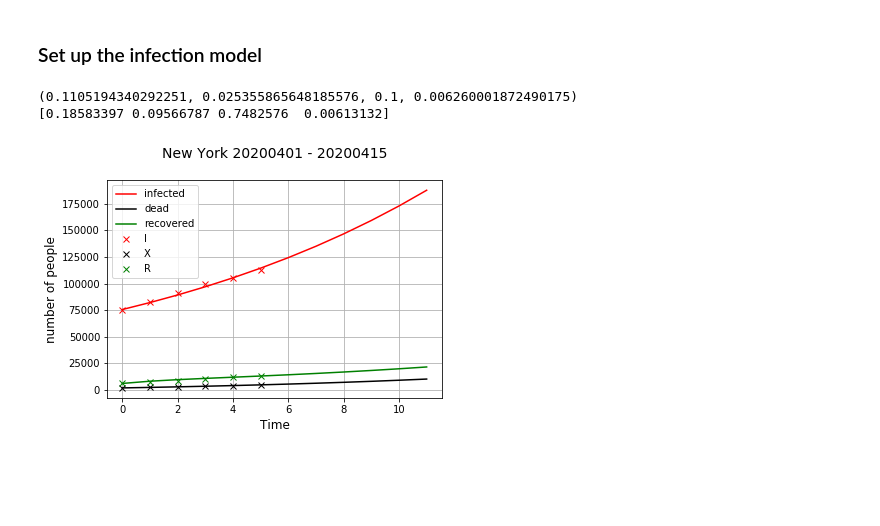
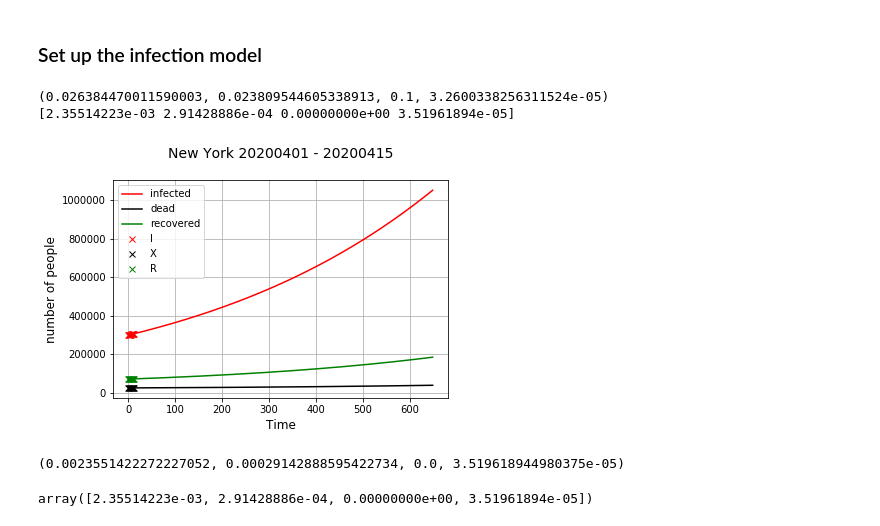
Before and after one commit to Xinyi-Lai/Covid19PolicyHelper, a Jupyter notebook: Covid19 PolicyHelper.ipynb, the cells around one changed output. Drawn from its saved outputs; the diff is of its cells as text; code cells hidden in the pictures; blank space fills up the shorter version.

```diff
--- a/Covid19 PolicyHelper.ipynb
+++ b/Covid19 PolicyHelper.ipynb
@@ -51,7 +51,7 @@ df_state
 ### Set up the infection model
 # %%
 N = np.mean(df_state["population"])
-sample = df_state[ (df_state["date"] >= np.datetime64('2020-04-01')) & (df_state["date"] < np.datetime64('2020-04-08')) ]
+sample = df_state[ (df_state["date"] >= np.datetime64('2020-07-01')) & (df_state["date"] < np.datetime64('2020-07-15')) ]
 cases = np.array(list(sample["cases"]))
 deaths = np.array(list(sample["deaths"]))
 recovered = np.array(list(sample["recovered"]))
@@ -130,32 +130,41 @@ print(params0)
 print(params)
 # print(ret)
 # %% [output]
-(0.1105194340292251, 0.025355865648185576, 0.1, 0.006260001872490175)
-[0.18583397 0.09566787 0.7482576  0.00613132]
+(0.026384470011590003, 0.023809544605338913, 0.1, 3.2600338256311524e-05)
+[2.35514223e-03 2.91428886e-04 0.00000000e+00 3.51961894e-05]
 # %%
 # solve ode numerically
 
 INP = (S[0], I[0], X[0], R[0])
-t_range = np.arange(0, len(S)*2, 1)
-RES = spi.odeint(diff_eqs, INP, t_range, args=tuple(params))
+t_range = np.arange(0, len(S)*50, 1)
+RES = spi.odeint(diff_eqs, INP, t_range, args=tuple(params00))
 
 # plot
 fig, ax1 = plt.subplots()
 #ax1.plot(RES[:,0], '-b', label='susceptible')
 ax1.plot(RES[:,1], '-r', label='infected')
 ax1.plot(RES[:,2], '-k', label='dead')
 ax1.plot(RES[:,3], '-g', label = 'recovered' )
 
 #ax1.plot(S, "xb", label="S")
 ax1.plot(I, "xr", label="I")
 ax1.plot(X, "xk", label="X")
 ax1.plot(R, "xg", label="R")
 
 ax1.grid()
 ax1.set_xlabel('Time', fontsize = 12)
 ax1.set_ylabel('number of people', fontsize = 12)
 ax1.legend(loc=0)
 plt.title('New York 20200401 - 20200415\n',fontsize = 14)
 plt.show();
 # %% [output]
-[figure, old version]
+[figure, new version]
+# %%
+params00 = (params[0], params[1], params[2], params[3] )
+params00
+# %% [output]
+(0.0023551422272227052, 0.00029142888595422734, 0.0, 3.519618944980375e-05)
+# %%
+params
+# %% [output]
+array([2.35514223e-03, 2.91428886e-04, 0.00000000e+00, 3.51961894e-05])
```
Also changed, not shown: 3 other files.
